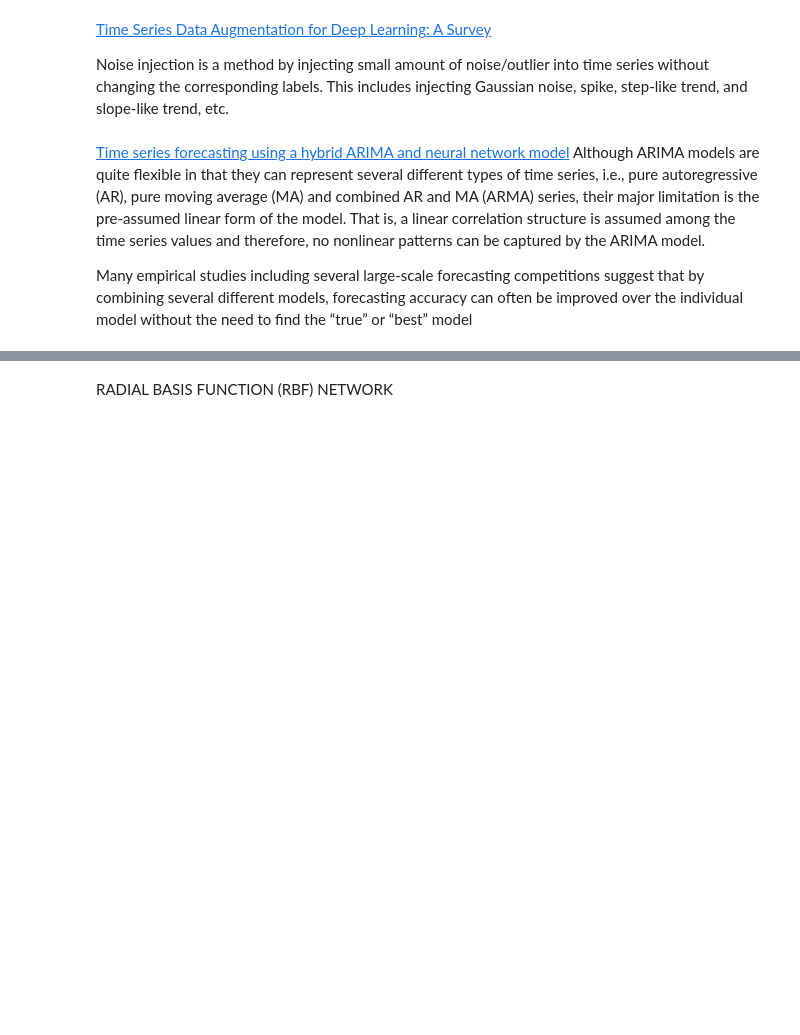
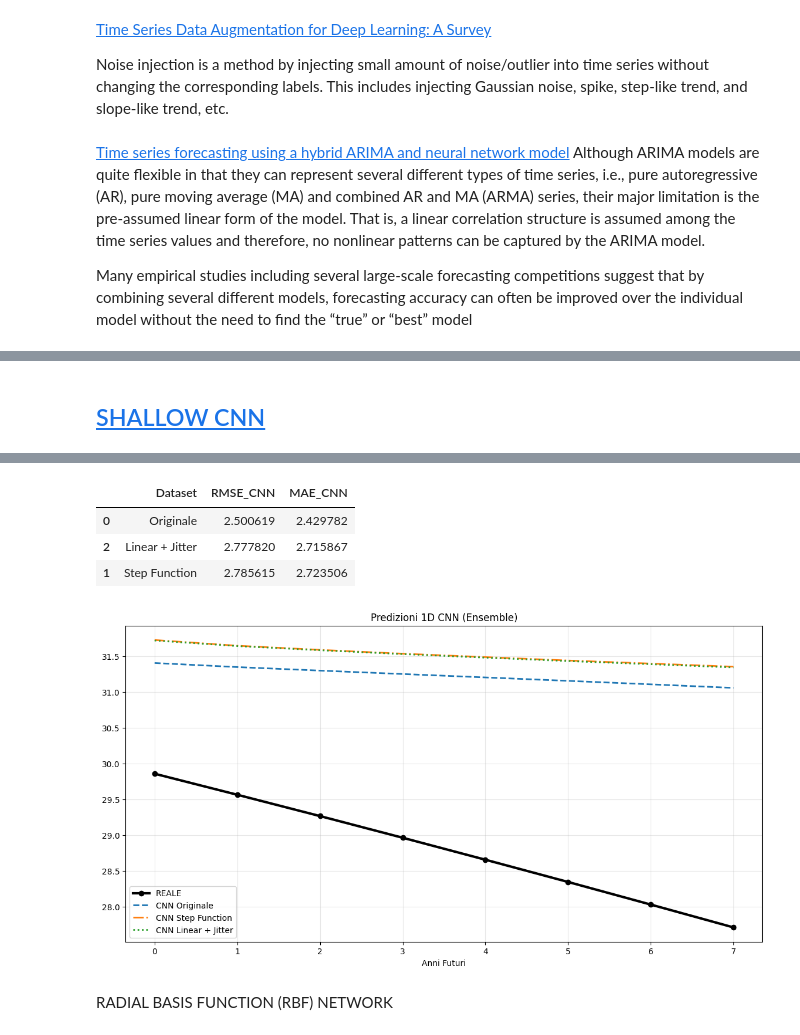
Before and after one commit to ginevraoldani/timeseries-forecasting-on-rural-development, a Jupyter notebook: shallow_nn.ipynb, the cells around one changed output, grey strips where cells are left out. Cells and saved outputs as stored; diff of their text form; code cells hidden in the pictures; blank space fills up the shorter version.

```diff
--- a/shallow_nn.ipynb
+++ b/shallow_nn.ipynb
@@ -295,0 +515,2 @@ plt.show()
+# %% [markdown]
+## <a id='toc1_8_'></a>[SHALLOW CNN](#toc0_)
@@ -295,0 +549,70 @@ plt.show()
+# %%
+N_RUNS_CNN = 5
+seeds = [42, 123, 456, 789, 1000]
+input_features = 1 # Abbiamo solo la 'Value'
+
+results_cnn = {}
+metrics_cnn = []
+
+print(f"INIZIO TRAINING CNN ENSEMBLE")
+
+for name, (curr_X, curr_y) in training_sets.items():
+
+    # *** RESHAPE PER CNN ***
+    # Da (N, 5) diventa (N, 5, 1)
+    X_cnn = curr_X.reshape((curr_X.shape[0], curr_X.shape[1], 1))
+    X_test_cnn = X_test.reshape((X_test.shape[0], X_test.shape[1], 1))
+
+    print(f"\nDataset: {name} (Shape: {X_cnn.shape})")
+
+    all_predictions = np.zeros((N_RUNS_CNN, len(X_test)))
+
+    for i in range(N_RUNS_CNN):
+        reset_seeds(seeds[i])
+
+        model = build_cnn_model(input_features, WINDOW_SIZE)
+
+        history = model.fit(
+            X_cnn, curr_y,
+            epochs=150, # Le CNN spesso convergono prima
+            batch_size=16,
+            validation_data=(X_test_cnn, y_test),
+            verbose=0,
+            callbacks=[early_stop, reduce_lr],
+            shuffle=True
+        )
+
+        pred_scaled = model.predict(X_test_cnn, verbose=0)
+        pred_real = scaler.inverse_transform(pred_scaled).flatten()
+        all_predictions[i, :] = pred_real
+
+    # Media Ensemble
+    ensemble_pred = np.mean(all_predictions, axis=0)
+
+    # Metriche
+    rmse_ens = np.sqrt(mean_squared_error(y_test_real, ensemble_pred))
+    mae_ens = mean_absolute_error(y_test_real, ensemble_pred)
+
+    results_cnn[name] = ensemble_pred
+    metrics_cnn.append({"Dataset": name, "RMSE_CNN": rmse_ens, "MAE_CNN": mae_ens})
+
+    print(f"CNN ENSEMBLE RMSE: {rmse_ens:.4f}")
+
+# --- CONFRONTO FINALE MLP vs CNN ---
+df_cnn = pd.DataFrame(metrics_cnn).sort_values(by="RMSE_CNN")
+print("\n--- RISULTATI CNN ---")
+display(df_cnn)
+
+# Plot CNN
+plt.figure(figsize=(14, 7))
+plt.plot(range(len(y_test_real)), y_test_real, 'o-', label='REALE', color='black', linewidth=3)
+styles = ['--', '-.', ':']
+for i, (name, preds) in enumerate(results_cnn.items()):
+    plt.plot(range(len(y_test_real)), preds, styles[i], label=f'CNN {name}', linewidth=2)
+
+plt.title("Predizioni 1D CNN (Ensemble)")
+plt.xlabel("Anni Futuri")
+plt.legend()
+plt.grid(True, alpha=0.3)
+plt.show()
+# %% [output]
@@ -296,3 +631,8 @@ plt.show()
+|  | Dataset | RMSE_CNN | MAE_CNN |
+| 0 | Originale | 2.500619 | 2.429782 |
+| 2 | Linear + Jitter | 2.777820 | 2.715867 |
+| 1 | Step Function | 2.785615 | 2.723506 |
+[figure, added]
 # %% [markdown]
 RADIAL BASIS FUNCTION (RBF) NETWORK
 # %% [markdown]
```
Also changed, not shown: parts of 28 cells of this notebook.
